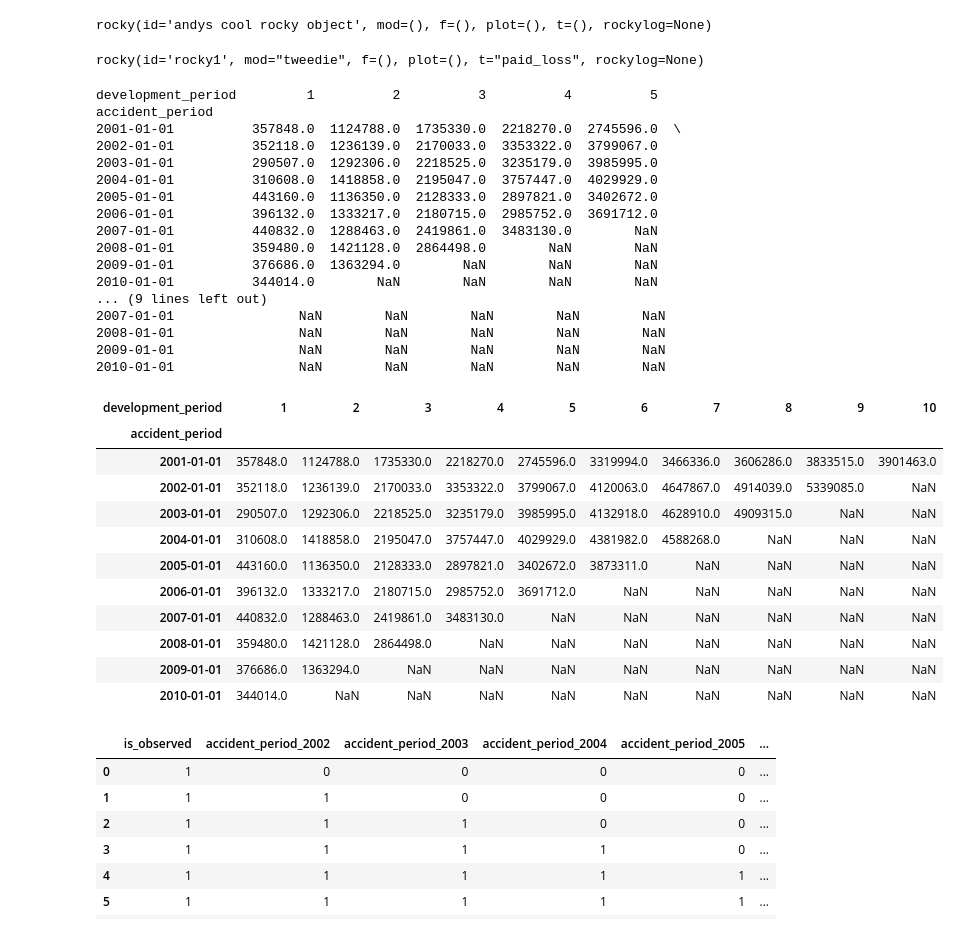
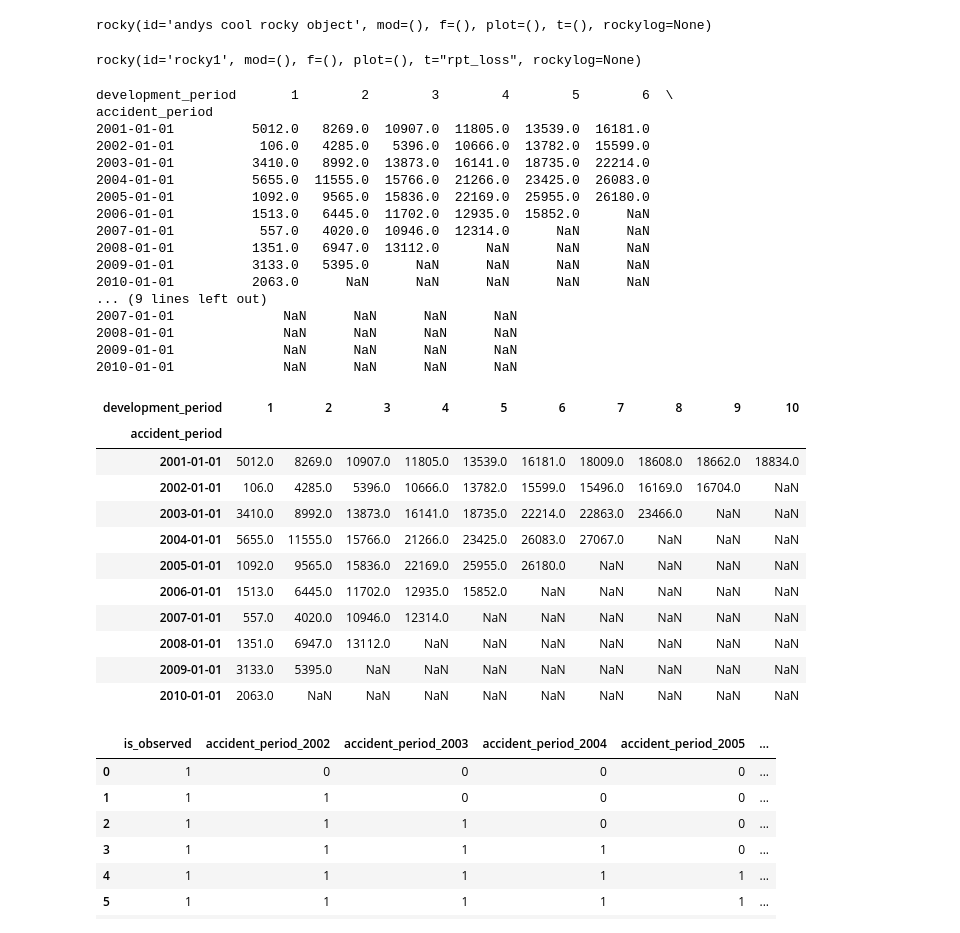
Before and after one commit to rocky-reserving/rocky, a Jupyter notebook: rocky-app/ROCKY Demo.ipynb, the cells around one changed output. Cells and saved outputs as stored; diff of their text form; code cells hidden in the pictures.

```diff
--- a/rocky-app/ROCKY Demo.ipynb
+++ b/rocky-app/ROCKY Demo.ipynb
@@ -22,46 +25,46 @@ rocky(id='andys cool rocky object', mod=(), f=(), plot=(), t=(), rockylog=None)
 # %%
 # add triangle
 r.rename('rocky1')
-r.SampleTri('taylor_ashe')
+r.SampleTri('mack_1994')
 print(r)
 # %% [output]
-rocky(id='rocky1', mod="tweedie", f=(), plot=(), t="paid_loss", rockylog=None)
+rocky(id='rocky1', mod=(), f=(), plot=(), t="rpt_loss", rockylog=None)
 # %%
 # access triangle object
-r.paid_loss
+r.rpt_loss
 # %% [output]
-development_period         1          2          3          4          5
+development_period       1        2        3        4        5        6  \
 accident_period
-2001-01-01          357848.0  1124788.0  1735330.0  2218270.0  2745596.0  \
-2002-01-01          352118.0  1236139.0  2170033.0  3353322.0  3799067.0
-2003-01-01          290507.0  1292306.0  2218525.0  3235179.0  3985995.0
-2004-01-01          310608.0  1418858.0  2195047.0  3757447.0  4029929.0
-2005-01-01          443160.0  1136350.0  2128333.0  2897821.0  3402672.0
-2006-01-01          396132.0  1333217.0  2180715.0  2985752.0  3691712.0
-2007-01-01          440832.0  1288463.0  2419861.0  3483130.0        NaN
-2008-01-01          359480.0  1421128.0  2864498.0        NaN        NaN
-2009-01-01          376686.0  1363294.0        NaN        NaN        NaN
-2010-01-01          344014.0        NaN        NaN        NaN        NaN
+2001-01-01          5012.0   8269.0  10907.0  11805.0  13539.0  16181.0
+2002-01-01           106.0   4285.0   5396.0  10666.0  13782.0  15599.0
+2003-01-01          3410.0   8992.0  13873.0  16141.0  18735.0  22214.0
+2004-01-01          5655.0  11555.0  15766.0  21266.0  23425.0  26083.0
+2005-01-01          1092.0   9565.0  15836.0  22169.0  25955.0  26180.0
+2006-01-01          1513.0   6445.0  11702.0  12935.0  15852.0      NaN
+2007-01-01           557.0   4020.0  10946.0  12314.0      NaN      NaN
+2008-01-01          1351.0   6947.0  13112.0      NaN      NaN      NaN
+2009-01-01          3133.0   5395.0      NaN      NaN      NaN      NaN
+2010-01-01          2063.0      NaN      NaN      NaN      NaN      NaN
 ... (9 lines left out)
-2007-01-01                NaN        NaN        NaN        NaN        NaN
-2008-01-01                NaN        NaN        NaN        NaN        NaN
-2009-01-01                NaN        NaN        NaN        NaN        NaN
-2010-01-01                NaN        NaN        NaN        NaN        NaN
+2007-01-01              NaN      NaN      NaN      NaN
+2008-01-01              NaN      NaN      NaN      NaN
+2009-01-01              NaN      NaN      NaN      NaN
+2010-01-01              NaN      NaN      NaN      NaN
 # %%
 # access dataframe representation of triangle object
-r.paid_loss.tri
+r.rpt_loss.tri
 # %% [output]
 | development_period | 1 | 2 | 3 | 4 | 5 | 6 | 7 | 8 | 9 | 10 |
 | accident_period |  |  |  |  |  |  |  |  |  |  |
-| 2001-01-01 | 357848.0 | 1124788.0 | 1735330.0 | 2218270.0 | 2745596.0 | 3319994.0 | 3466336.0 | 3606286.0 | 3833515.0 | 3901463.0 |
-| 2002-01-01 | 352118.0 | 1236139.0 | 2170033.0 | 3353322.0 | 3799067.0 | 4120063.0 | 4647867.0 | 4914039.0 | 5339085.0 | NaN |
-| 2003-01-01 | 290507.0 | 1292306.0 | 2218525.0 | 3235179.0 | 3985995.0 | 4132918.0 | 4628910.0 | 4909315.0 | NaN | NaN |
-| 2004-01-01 | 310608.0 | 1418858.0 | 2195047.0 | 3757447.0 | 4029929.0 | 4381982.0 | 4588268.0 | NaN | NaN | NaN |
-| 2005-01-01 | 443160.0 | 1136350.0 | 2128333.0 | 2897821.0 | 3402672.0 | 3873311.0 | NaN | NaN | NaN | NaN |
-| 2006-01-01 | 396132.0 | 1333217.0 | 2180715.0 | 2985752.0 | 3691712.0 | NaN | NaN | NaN | NaN | NaN |
-| 2007-01-01 | 440832.0 | 1288463.0 | 2419861.0 | 3483130.0 | NaN | NaN | NaN | NaN | NaN | NaN |
-| 2008-01-01 | 359480.0 | 1421128.0 | 2864498.0 | NaN | NaN | NaN | NaN | NaN | NaN | NaN |
-| 2009-01-01 | 376686.0 | 1363294.0 | NaN | NaN | NaN | NaN | NaN | NaN | NaN | NaN |
-| 2010-01-01 | 344014.0 | NaN | NaN | NaN | NaN | NaN | NaN | NaN | NaN | NaN |
+| 2001-01-01 | 5012.0 | 8269.0 | 10907.0 | 11805.0 | 13539.0 | 16181.0 | 18009.0 | 18608.0 | 18662.0 | 18834.0 |
+| 2002-01-01 | 106.0 | 4285.0 | 5396.0 | 10666.0 | 13782.0 | 15599.0 | 15496.0 | 16169.0 | 16704.0 | NaN |
+| 2003-01-01 | 3410.0 | 8992.0 | 13873.0 | 16141.0 | 18735.0 | 22214.0 | 22863.0 | 23466.0 | NaN | NaN |
+| 2004-01-01 | 5655.0 | 11555.0 | 15766.0 | 21266.0 | 23425.0 | 26083.0 | 27067.0 | NaN | NaN | NaN |
+| 2005-01-01 | 1092.0 | 9565.0 | 15836.0 | 22169.0 | 25955.0 | 26180.0 | NaN | NaN | NaN | NaN |
+| 2006-01-01 | 1513.0 | 6445.0 | 11702.0 | 12935.0 | 15852.0 | NaN | NaN | NaN | NaN | NaN |
+| 2007-01-01 | 557.0 | 4020.0 | 10946.0 | 12314.0 | NaN | NaN | NaN | NaN | NaN | NaN |
+| 2008-01-01 | 1351.0 | 6947.0 | 13112.0 | NaN | NaN | NaN | NaN | NaN | NaN | NaN |
+| 2009-01-01 | 3133.0 | 5395.0 | NaN | NaN | NaN | NaN | NaN | NaN | NaN | NaN |
+| 2010-01-01 | 2063.0 | NaN | NaN | NaN | NaN | NaN | NaN | NaN | NaN | NaN |
 # %%
 # access linear design matrix:
```
Also changed, not shown: parts of 37 cells of this notebook, 13 other files.
